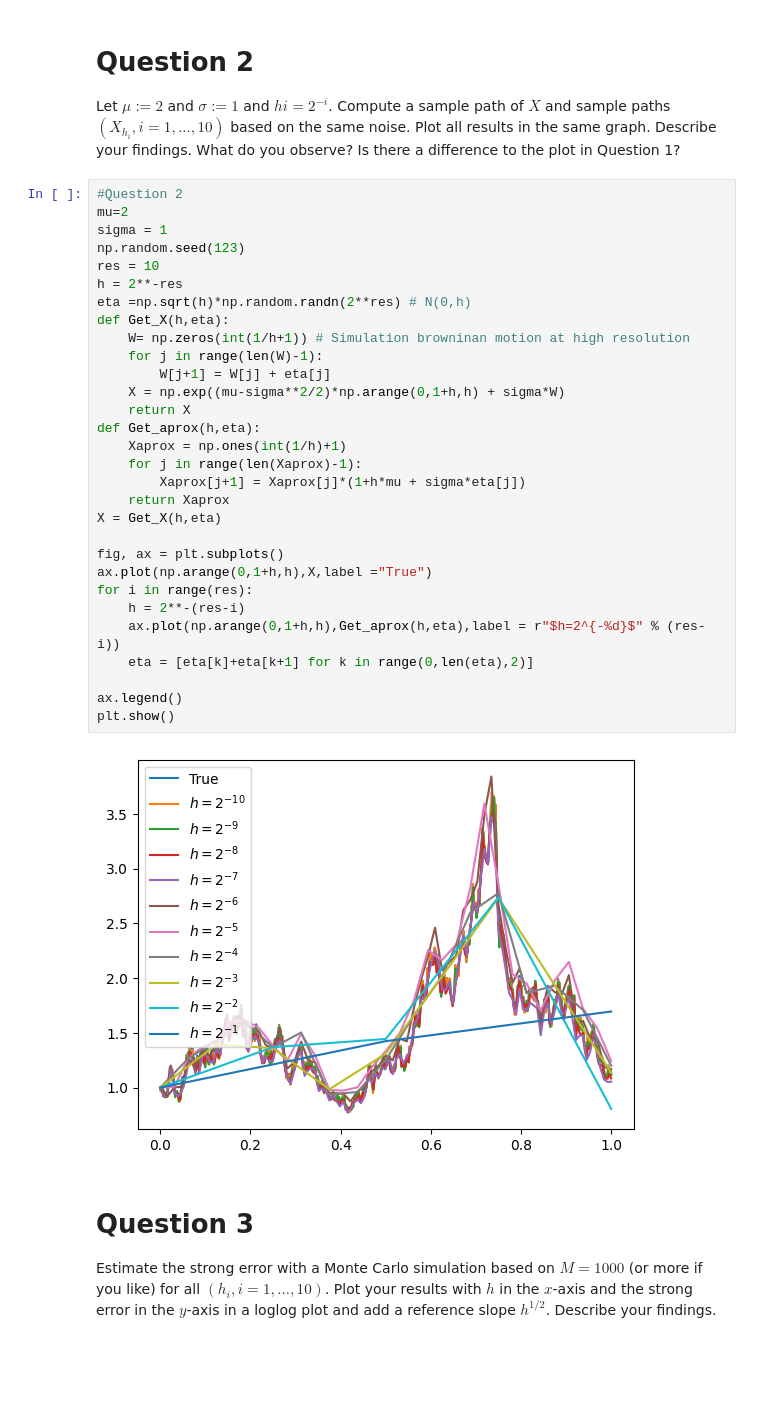
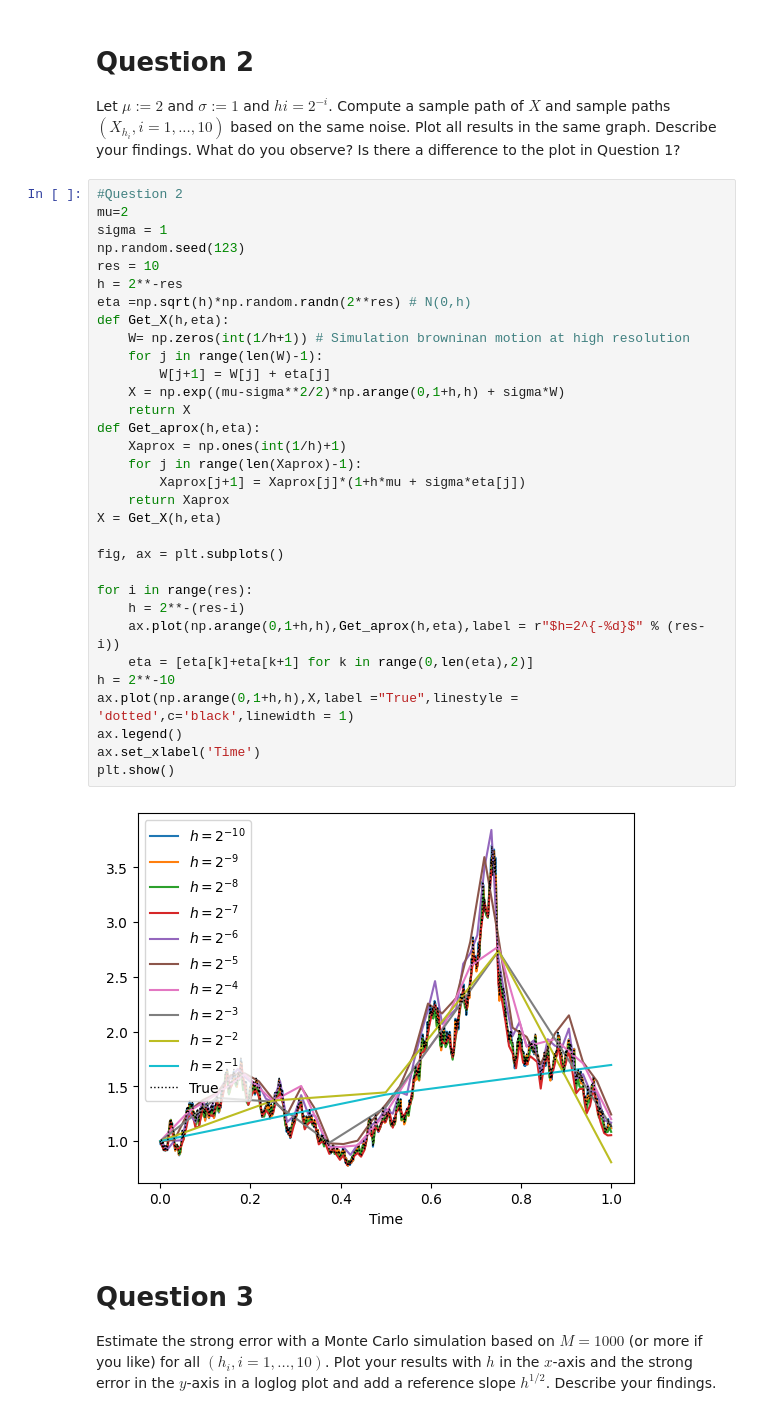
Before and after one commit to ufotermiten/A4-TMS150, a Jupyter notebook: A4.ipynb, the cells around one changed output. Saved outputs shown, nothing was run; the diff lists cells and outputs as text; blank space fills up the shorter version.

```diff
--- a/A4.ipynb
+++ b/A4.ipynb
@@ -31,35 +32,37 @@ What do you observe? Is there a difference to the plot in Question 1?
 # %%
 #Question 2
 mu=2
 sigma = 1
 np.random.seed(123)
 res = 10
 h = 2**-res
 eta =np.sqrt(h)*np.random.randn(2**res) # N(0,h)
 def Get_X(h,eta):
     W= np.zeros(int(1/h+1)) # Simulation browninan motion at high resolution
     for j in range(len(W)-1):
         W[j+1] = W[j] + eta[j]
     X = np.exp((mu-sigma**2/2)*np.arange(0,1+h,h) + sigma*W)
     return X
 def Get_aprox(h,eta):
     Xaprox = np.ones(int(1/h)+1)
     for j in range(len(Xaprox)-1):
         Xaprox[j+1] = Xaprox[j]*(1+h*mu + sigma*eta[j])
     return Xaprox
 X = Get_X(h,eta)
 
 fig, ax = plt.subplots()
-ax.plot(np.arange(0,1+h,h),X,label ="True")
+
 for i in range(res):
     h = 2**-(res-i)
     ax.plot(np.arange(0,1+h,h),Get_aprox(h,eta),label = r"$h=2^{-%d}$" % (res-i))
     eta = [eta[k]+eta[k+1] for k in range(0,len(eta),2)]
-
+h = 2**-10
+ax.plot(np.arange(0,1+h,h),X,label ="True",linestyle = 'dotted',c='black',linewidth = 1)
 ax.legend()
+ax.set_xlabel('Time')
 plt.show()
 # %% [output]
-[figure, old version]
+[figure, new version]
 # %% [markdown]
 # Question 3
 
```
Also changed, not shown: parts of 1 cell of this notebook.
